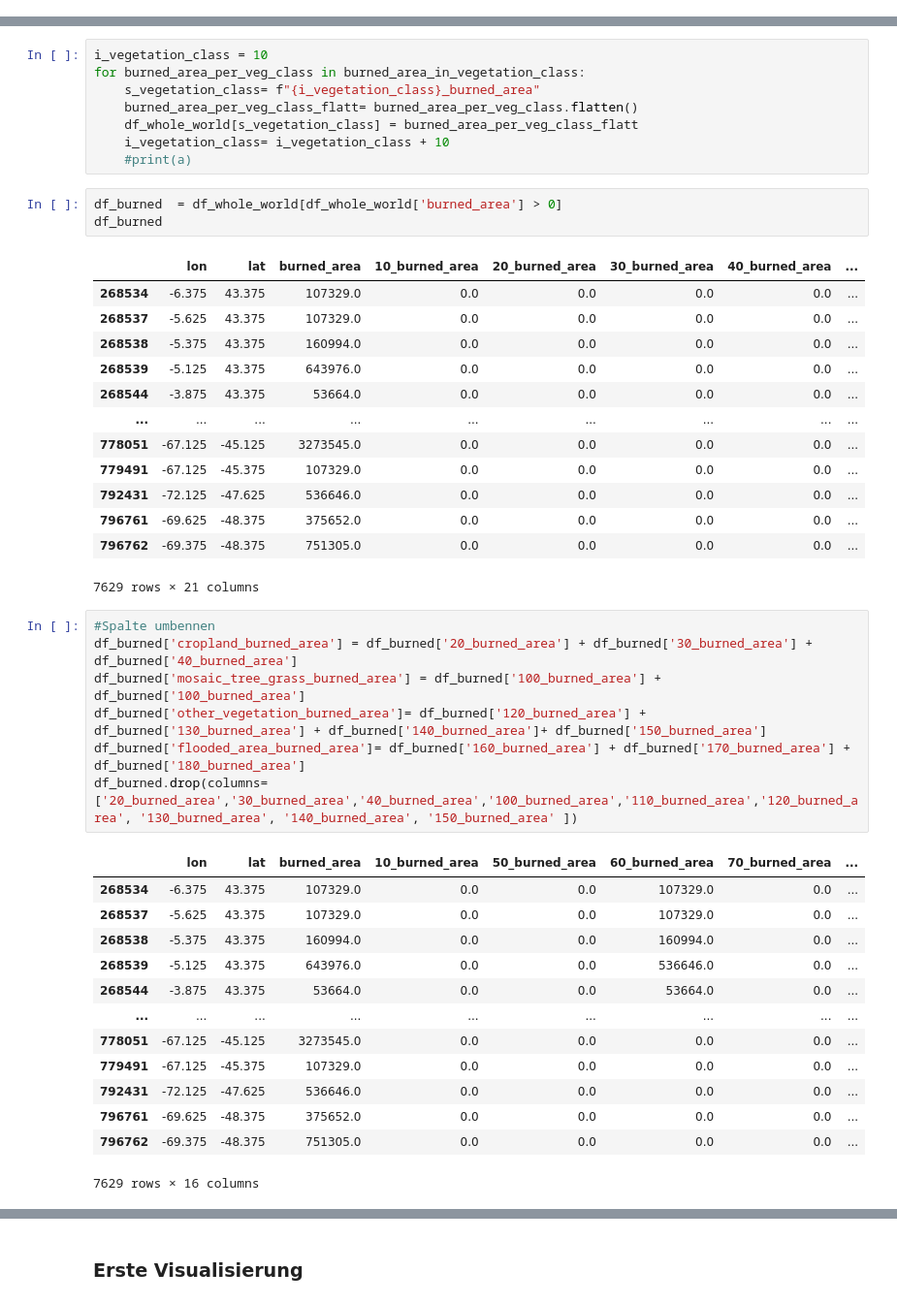
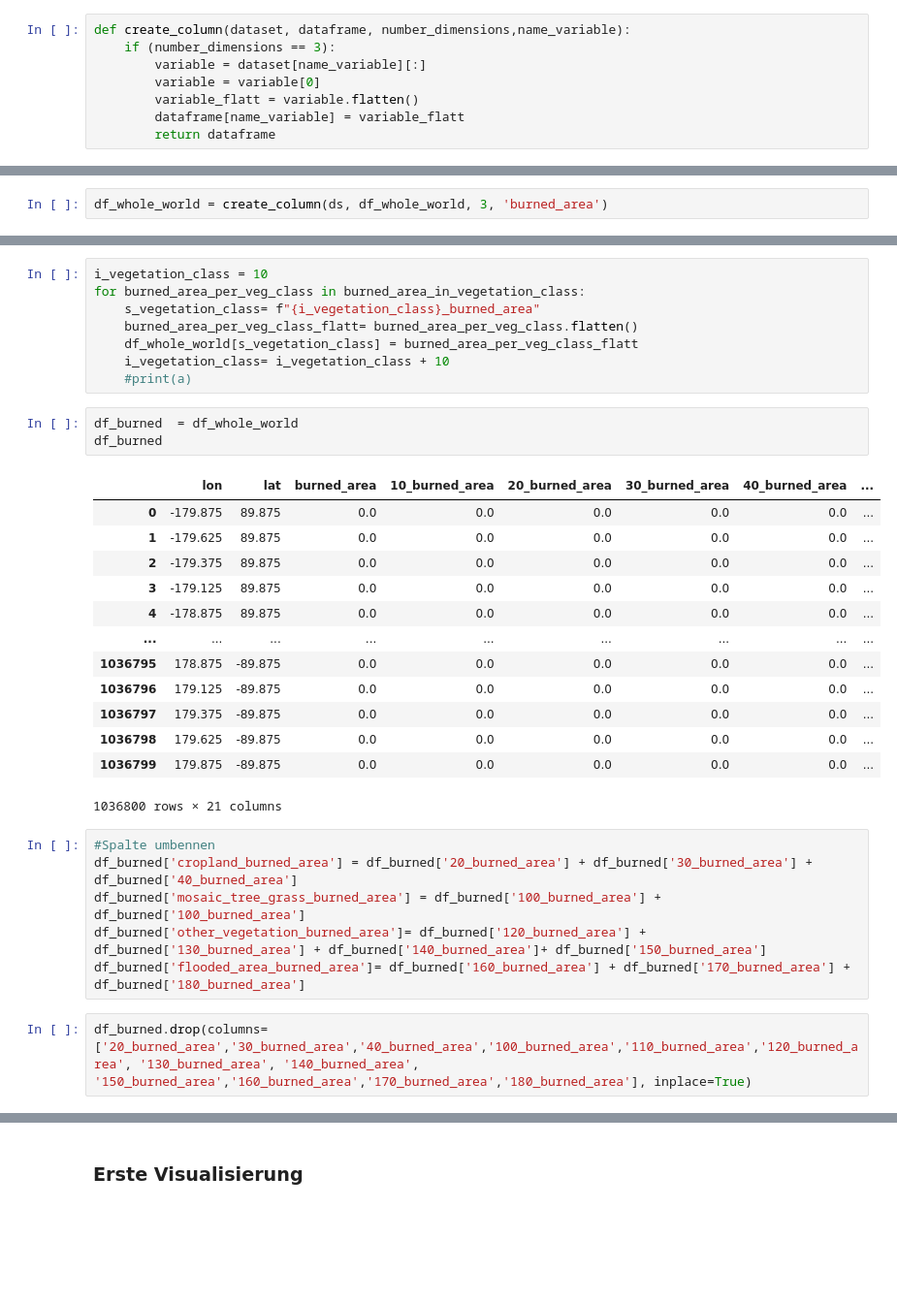
Before and after one commit to sophie-juliette/eda_esa_fire, a Jupyter notebook: create_dataframe.ipynb, the cells around one changed output, grey strips where cells are left out. Shown at 97% size. Saved outputs shown, nothing was run; the diff lists cells and outputs as text; blank space fills up the shorter version.

Commit message:
add all given variables to data frame

```diff
--- a/create_dataframe.ipynb
+++ b/create_dataframe.ipynb
@@ -51,6 +51,14 @@ for var in list_variables:
  Variable fraction_of_observed_area mit Shape (1, 720, 1440)
  Variable number_of_patches mit Shape (1, 720, 1440)
  Variable burned_area_in_vegetation_class mit Shape (1, 18, 720, 1440)
+# %%
+def create_column(dataset, dataframe, number_dimensions,name_variable):
+    if (number_dimensions == 3):
+        variable = dataset[name_variable][:]
+        variable = variable[0]
+        variable_flatt = variable.flatten()
+        dataframe[name_variable] = variable_flatt
+        return dataframe
 # %%
 lat = ds['lat'][:]
 lon = ds['lon'][:]
@@ -120,3 +125,5 @@ df_whole_world
+# %%
+df_whole_world = create_column(ds, df_whole_world, 3, 'burned_area')
 # %% [markdown]
 ## Vegetationsklassen
 # %%
@@ -169,40 +178,27 @@ for burned_area_per_veg_class in burned_area_in_vegetation_class:
     i_vegetation_class= i_vegetation_class + 10
     #print(a)
 # %%
-df_burned  = df_whole_world[df_whole_world['burned_area'] > 0]
+df_burned  = df_whole_world
 df_burned
 # %% [output]
 |  | lon | lat | burned_area | 10_burned_area | 20_burned_area | 30_burned_area | 40_burned_area | ... |
-| 268534 | -6.375 | 43.375 | 107329.0 | 0.0 | 0.0 | 0.0 | 0.0 | ... |
-| 268537 | -5.625 | 43.375 | 107329.0 | 0.0 | 0.0 | 0.0 | 0.0 | ... |
-| 268538 | -5.375 | 43.375 | 160994.0 | 0.0 | 0.0 | 0.0 | 0.0 | ... |
-| 268539 | -5.125 | 43.375 | 643976.0 | 0.0 | 0.0 | 0.0 | 0.0 | ... |
-| 268544 | -3.875 | 43.375 | 53664.0 | 0.0 | 0.0 | 0.0 | 0.0 | ... |
+| 0 | -179.875 | 89.875 | 0.0 | 0.0 | 0.0 | 0.0 | 0.0 | ... |
+| 1 | -179.625 | 89.875 | 0.0 | 0.0 | 0.0 | 0.0 | 0.0 | ... |
+| 2 | -179.375 | 89.875 | 0.0 | 0.0 | 0.0 | 0.0 | 0.0 | ... |
+| 3 | -179.125 | 89.875 | 0.0 | 0.0 | 0.0 | 0.0 | 0.0 | ... |
+| 4 | -178.875 | 89.875 | 0.0 | 0.0 | 0.0 | 0.0 | 0.0 | ... |
 | ... | ... | ... | ... | ... | ... | ... | ... | ... |
-| 778051 | -67.125 | -45.125 | 3273545.0 | 0.0 | 0.0 | 0.0 | 0.0 | ... |
-| 779491 | -67.125 | -45.375 | 107329.0 | 0.0 | 0.0 | 0.0 | 0.0 | ... |
-| 792431 | -72.125 | -47.625 | 536646.0 | 0.0 | 0.0 | 0.0 | 0.0 | ... |
-| 796761 | -69.625 | -48.375 | 375652.0 | 0.0 | 0.0 | 0.0 | 0.0 | ... |
-| 796762 | -69.375 | -48.375 | 751305.0 | 0.0 | 0.0 | 0.0 | 0.0 | ... |
+| 1036795 | 178.875 | -89.875 | 0.0 | 0.0 | 0.0 | 0.0 | 0.0 | ... |
+| 1036796 | 179.125 | -89.875 | 0.0 | 0.0 | 0.0 | 0.0 | 0.0 | ... |
+| 1036797 | 179.375 | -89.875 | 0.0 | 0.0 | 0.0 | 0.0 | 0.0 | ... |
+| 1036798 | 179.625 | -89.875 | 0.0 | 0.0 | 0.0 | 0.0 | 0.0 | ... |
+| 1036799 | 179.875 | -89.875 | 0.0 | 0.0 | 0.0 | 0.0 | 0.0 | ... |
-7629 rows × 21 columns
+1036800 rows × 21 columns
 # %%
 #Spalte umbennen
 df_burned['cropland_burned_area'] = df_burned['20_burned_area'] + df_burned['30_burned_area'] + df_burned['40_burned_area']
 df_burned['mosaic_tree_grass_burned_area'] = df_burned['100_burned_area'] + df_burned['100_burned_area']
 df_burned['other_vegetation_burned_area']= df_burned['120_burned_area'] + df_burned['130_burned_area'] + df_burned['140_burned_area']+ df_burned['150_burned_area']
 df_burned['flooded_area_burned_area']= df_burned['160_burned_area'] + df_burned['170_burned_area'] + df_burned['180_burned_area']
-df_burned.drop(columns=['20_burned_area','30_burned_area','40_burned_area','100_burned_area','110_burned_area','120_burned_area', '130_burned_area', '140_burned_area', '150_burned_area' ])
-# %% [output]
-|  | lon | lat | burned_area | 10_burned_area | 50_burned_area | 60_burned_area | 70_burned_area | ... |
-| 268534 | -6.375 | 43.375 | 107329.0 | 0.0 | 0.0 | 107329.0 | 0.0 | ... |
-| 268537 | -5.625 | 43.375 | 107329.0 | 0.0 | 0.0 | 107329.0 | 0.0 | ... |
-| 268538 | -5.375 | 43.375 | 160994.0 | 0.0 | 0.0 | 160994.0 | 0.0 | ... |
-| 268539 | -5.125 | 43.375 | 643976.0 | 0.0 | 0.0 | 536646.0 | 0.0 | ... |
-| 268544 | -3.875 | 43.375 | 53664.0 | 0.0 | 0.0 | 53664.0 | 0.0 | ... |
-| ... | ... | ... | ... | ... | ... | ... | ... | ... |
-| 778051 | -67.125 | -45.125 | 3273545.0 | 0.0 | 0.0 | 0.0 | 0.0 | ... |
-| 779491 | -67.125 | -45.375 | 107329.0 | 0.0 | 0.0 | 0.0 | 0.0 | ... |
-| 792431 | -72.125 | -47.625 | 536646.0 | 0.0 | 0.0 | 0.0 | 0.0 | ... |
-| 796761 | -69.625 | -48.375 | 375652.0 | 0.0 | 0.0 | 0.0 | 0.0 | ... |
-| 796762 | -69.375 | -48.375 | 751305.0 | 0.0 | 0.0 | 0.0 | 0.0 | ... |
-7629 rows × 16 columns
+# %%
+df_burned.drop(columns=['20_burned_area','30_burned_area','40_burned_area','100_burned_area','110_burned_area','120_burned_area', '130_burned_area', '140_burned_area', '150_burned_area','160_burned_area','170_burned_area','180_burned_area'], inplace=True)
```
Also changed, not shown: parts of 16 cells of this notebook.
